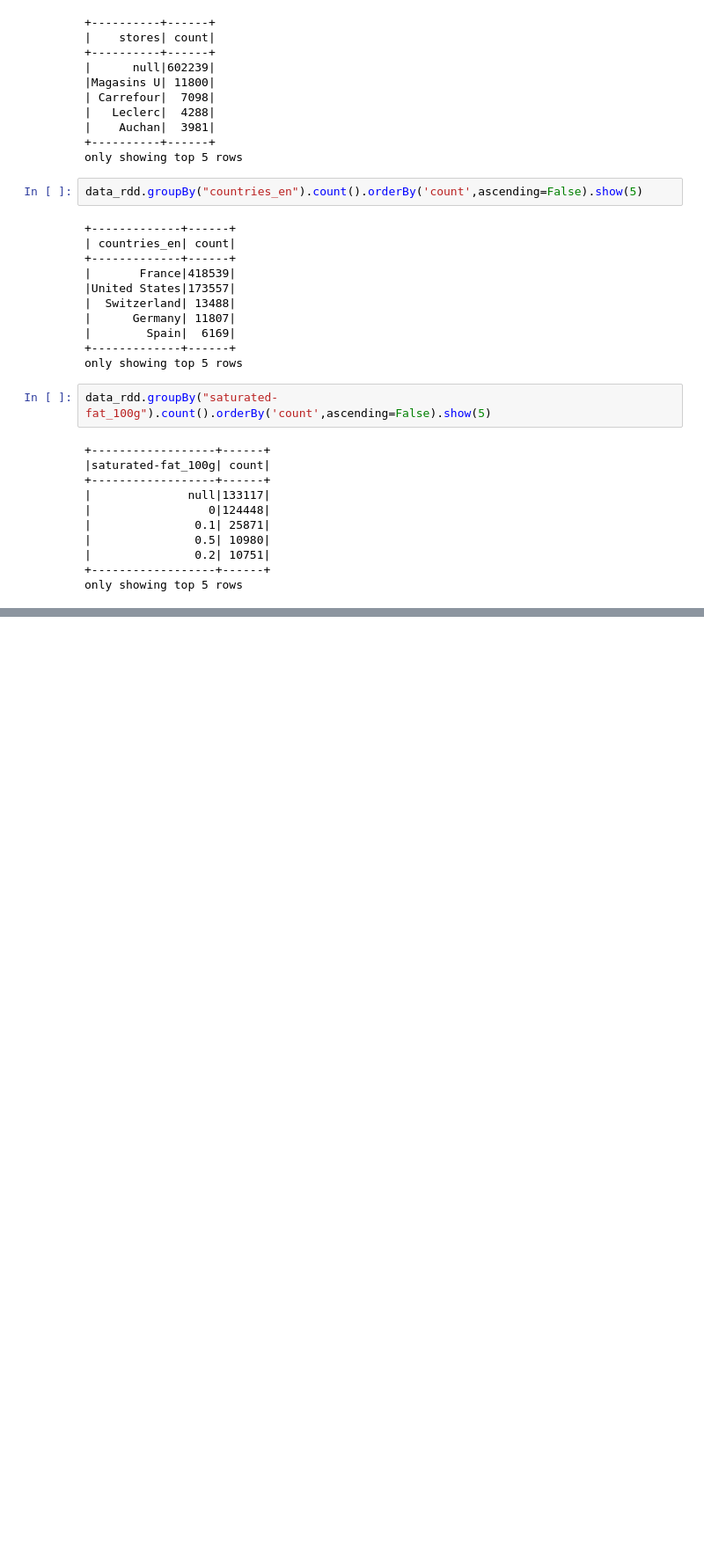
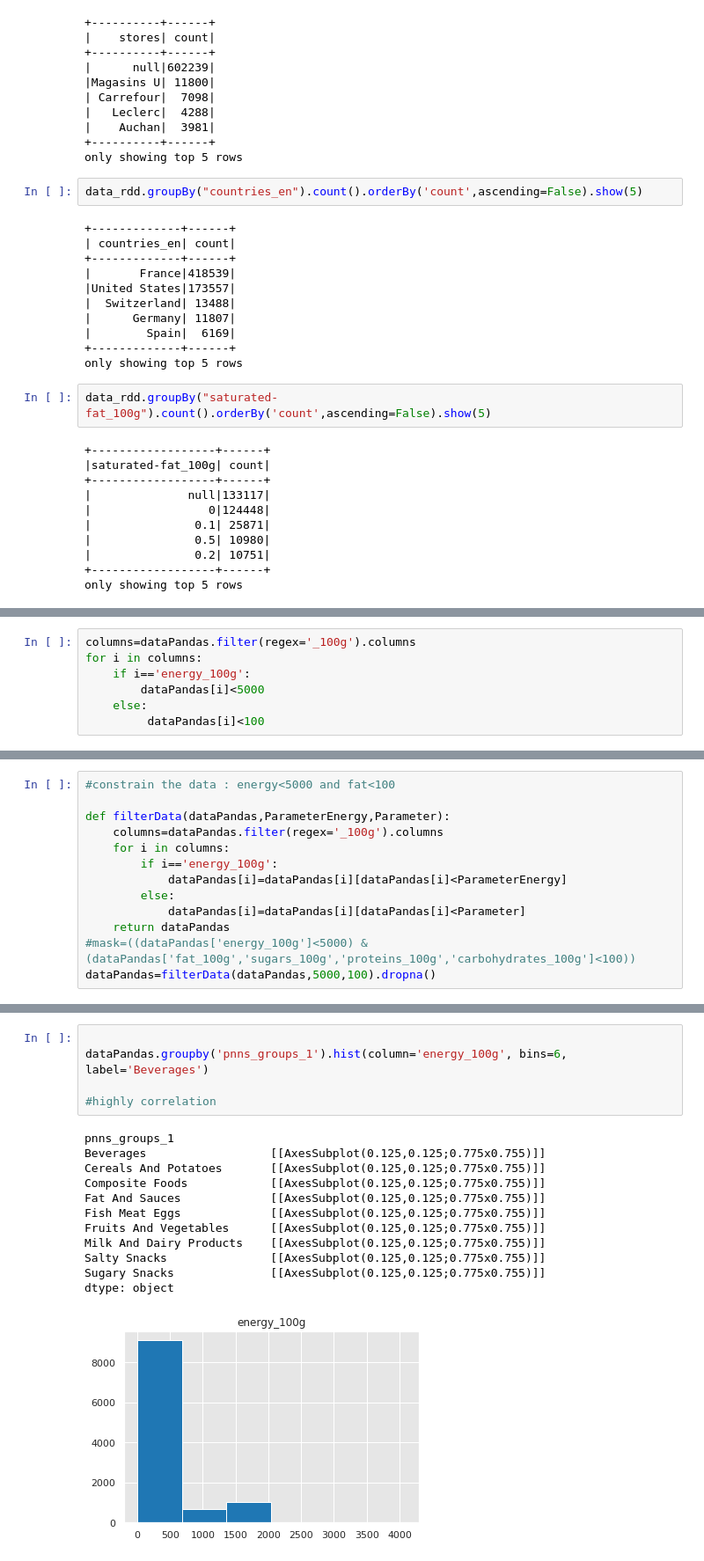
Before and after one commit to mikelassi/Project, a Jupyter notebook: Project.ipynb, the cells around one changed output, grey strips where cells are left out. Shown at 88% size. Drawn from its saved outputs; the diff is of its cells as text; blank space fills up the shorter version.

```diff
--- a/Project.ipynb
+++ b/Project.ipynb
@@ -199,0 +396,7 @@ TypeError: condition should be string or Column
+# %%
+columns=dataPandas.filter(regex='_100g').columns
+for i in columns:
+    if i=='energy_100g':
+        dataPandas[i]<5000
+    else:
+         dataPandas[i]<100
@@ -199,0 +424,13 @@ TypeError: condition should be string or Column
+# %%
+#constrain the data : energy<5000 and fat<100
+
+def filterData(dataPandas,ParameterEnergy,Parameter):
+    columns=dataPandas.filter(regex='_100g').columns
+    for i in columns:
+        if i=='energy_100g':
+            dataPandas[i]=dataPandas[i][dataPandas[i]<ParameterEnergy]
+        else:
+            dataPandas[i]=dataPandas[i][dataPandas[i]<Parameter]
+    return dataPandas
+#mask=((dataPandas['energy_100g']<5000) & (dataPandas['fat_100g','sugars_100g','proteins_100g','carbohydrates_100g']<100))
+dataPandas=filterData(dataPandas,5000,100).dropna()
@@ -199,0 +458,18 @@ TypeError: condition should be string or Column
+# %%
+
+dataPandas.groupby('pnns_groups_1').hist(column='energy_100g', bins=6, label='Beverages')
+
+#highly correlation
+# %% [output]
+pnns_groups_1
+Beverages                  [[AxesSubplot(0.125,0.125;0.775x0.755)]]
+Cereals And Potatoes       [[AxesSubplot(0.125,0.125;0.775x0.755)]]
+Composite Foods            [[AxesSubplot(0.125,0.125;0.775x0.755)]]
+Fat And Sauces             [[AxesSubplot(0.125,0.125;0.775x0.755)]]
+Fish Meat Eggs             [[AxesSubplot(0.125,0.125;0.775x0.755)]]
+Fruits And Vegetables      [[AxesSubplot(0.125,0.125;0.775x0.755)]]
+Milk And Dairy Products    [[AxesSubplot(0.125,0.125;0.775x0.755)]]
+Salty Snacks               [[AxesSubplot(0.125,0.125;0.775x0.755)]]
+Sugary Snacks              [[AxesSubplot(0.125,0.125;0.775x0.755)]]
+dtype: object
+[figure, added]
```
Also changed, not shown: parts of 23 cells of this notebook.
